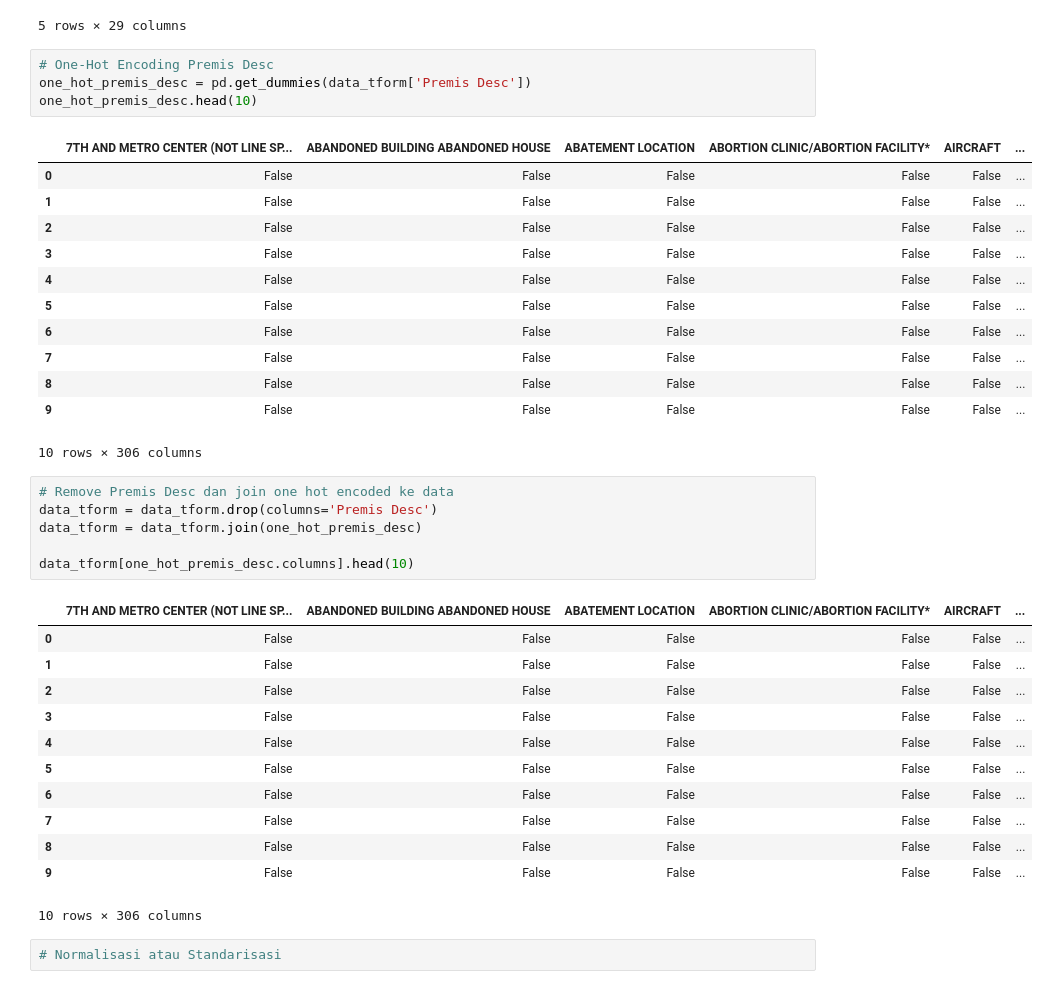
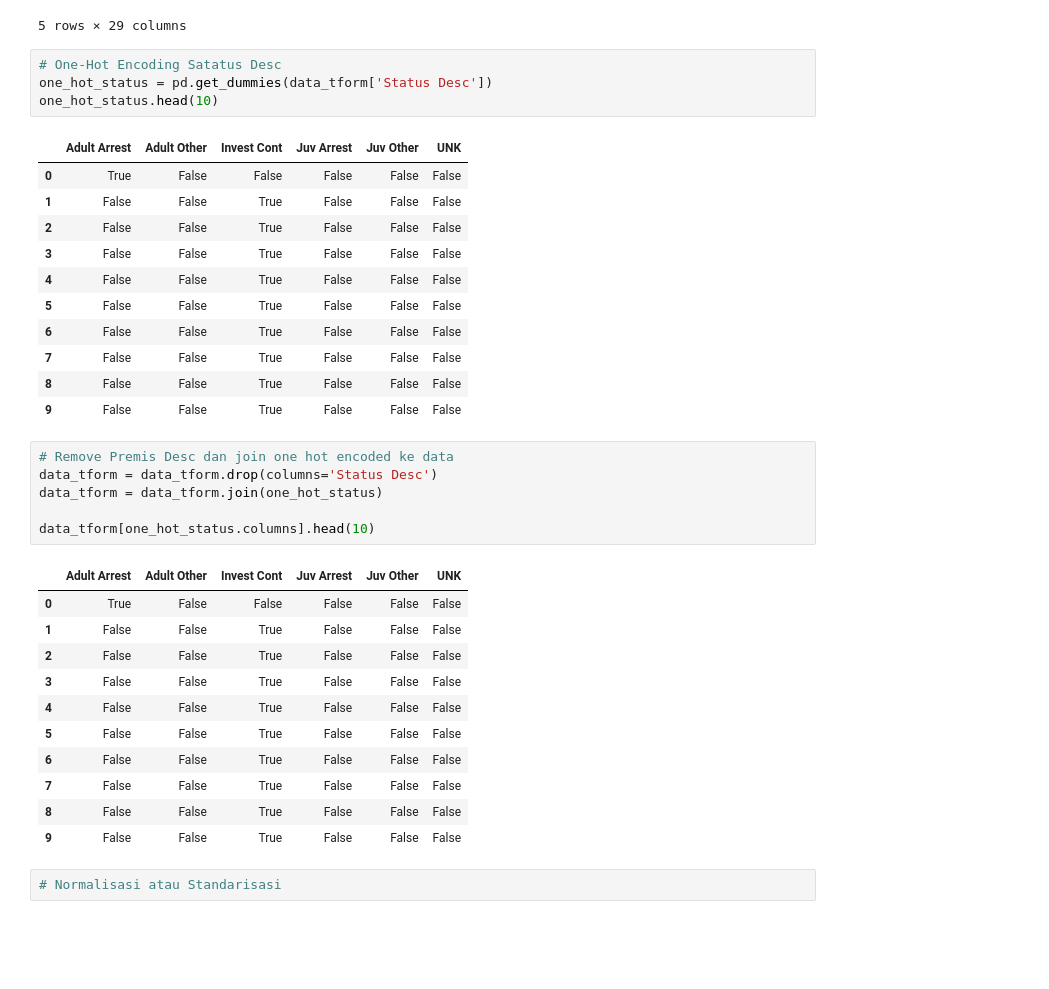
Before and after one commit to jasmrntha/tgp1-pap-c, a Jupyter notebook: Eksplorasi dan Prapemrosesan Data.ipynb, the cells around one changed output. Cells and saved outputs as stored; diff of their text form; blank space fills up the shorter version.

Commit message:
onehot status desc

```diff
--- a/Eksplorasi dan Prapemrosesan Data.ipynb
+++ b/Eksplorasi dan Prapemrosesan Data.ipynb
@@ -263,41 +281,39 @@ data_tform.head()
 | 4 | 08/18/2022 12:00:00 AM | 6 | Hollywood | 2 | 354 | THEFT OF IDENTITY | 1822 1501 0930 2004 | 28 | H | ... |
 5 rows × 29 columns
 # %%
-# One-Hot Encoding Premis Desc
-one_hot_premis_desc = pd.get_dummies(data_tform['Premis Desc'])
-one_hot_premis_desc.head(10)
+# One-Hot Encoding Satatus Desc
+one_hot_status = pd.get_dummies(data_tform['Status Desc'])
+one_hot_status.head(10)
 # %% [output]
-|  | 7TH AND METRO CENTER (NOT LINE SP... | ABANDONED BUILDING ABANDONED HOUSE | ABATEMENT LOCATION | ABORTION CLINIC/ABORTION FACILITY* | AIRCRAFT | ... |
-| 0 | False | False | False | False | False | ... |
-| 1 | False | False | False | False | False | ... |
-| 2 | False | False | False | False | False | ... |
-| 3 | False | False | False | False | False | ... |
-| 4 | False | False | False | False | False | ... |
-| 5 | False | False | False | False | False | ... |
-| 6 | False | False | False | False | False | ... |
-| 7 | False | False | False | False | False | ... |
-| 8 | False | False | False | False | False | ... |
-| 9 | False | False | False | False | False | ... |
+|  | Adult Arrest | Adult Other | Invest Cont | Juv Arrest | Juv Other | UNK |
+| 0 | True | False | False | False | False | False |
+| 1 | False | False | True | False | False | False |
+| 2 | False | False | True | False | False | False |
+| 3 | False | False | True | False | False | False |
+| 4 | False | False | True | False | False | False |
+| 5 | False | False | True | False | False | False |
+| 6 | False | False | True | False | False | False |
+| 7 | False | False | True | False | False | False |
+| 8 | False | False | True | False | False | False |
+| 9 | False | False | True | False | False | False |
-10 rows × 306 columns
 # %%
 # Remove Premis Desc dan join one hot encoded ke data
-data_tform = data_tform.drop(columns='Premis Desc')
-data_tform = data_tform.join(one_hot_premis_desc)
+data_tform = data_tform.drop(columns='Status Desc')
+data_tform = data_tform.join(one_hot_status)
 
-data_tform[one_hot_premis_desc.columns].head(10)
+data_tform[one_hot_status.columns].head(10)
 # %% [output]
-|  | 7TH AND METRO CENTER (NOT LINE SP... | ABANDONED BUILDING ABANDONED HOUSE | ABATEMENT LOCATION | ABORTION CLINIC/ABORTION FACILITY* | AIRCRAFT | ... |
-| 0 | False | False | False | False | False | ... |
-| 1 | False | False | False | False | False | ... |
-| 2 | False | False | False | False | False | ... |
-| 3 | False | False | False | False | False | ... |
-| 4 | False | False | False | False | False | ... |
-| 5 | False | False | False | False | False | ... |
-| 6 | False | False | False | False | False | ... |
-| 7 | False | False | False | False | False | ... |
-| 8 | False | False | False | False | False | ... |
-| 9 | False | False | False | False | False | ... |
+|  | Adult Arrest | Adult Other | Invest Cont | Juv Arrest | Juv Other | UNK |
+| 0 | True | False | False | False | False | False |
+| 1 | False | False | True | False | False | False |
+| 2 | False | False | True | False | False | False |
+| 3 | False | False | True | False | False | False |
+| 4 | False | False | True | False | False | False |
+| 5 | False | False | True | False | False | False |
+| 6 | False | False | True | False | False | False |
+| 7 | False | False | True | False | False | False |
+| 8 | False | False | True | False | False | False |
+| 9 | False | False | True | False | False | False |
-10 rows × 306 columns
 # %%
 # Normalisasi atau Standarisasi
 # %%
```
Also changed, not shown: parts of 1 cell of this notebook.
